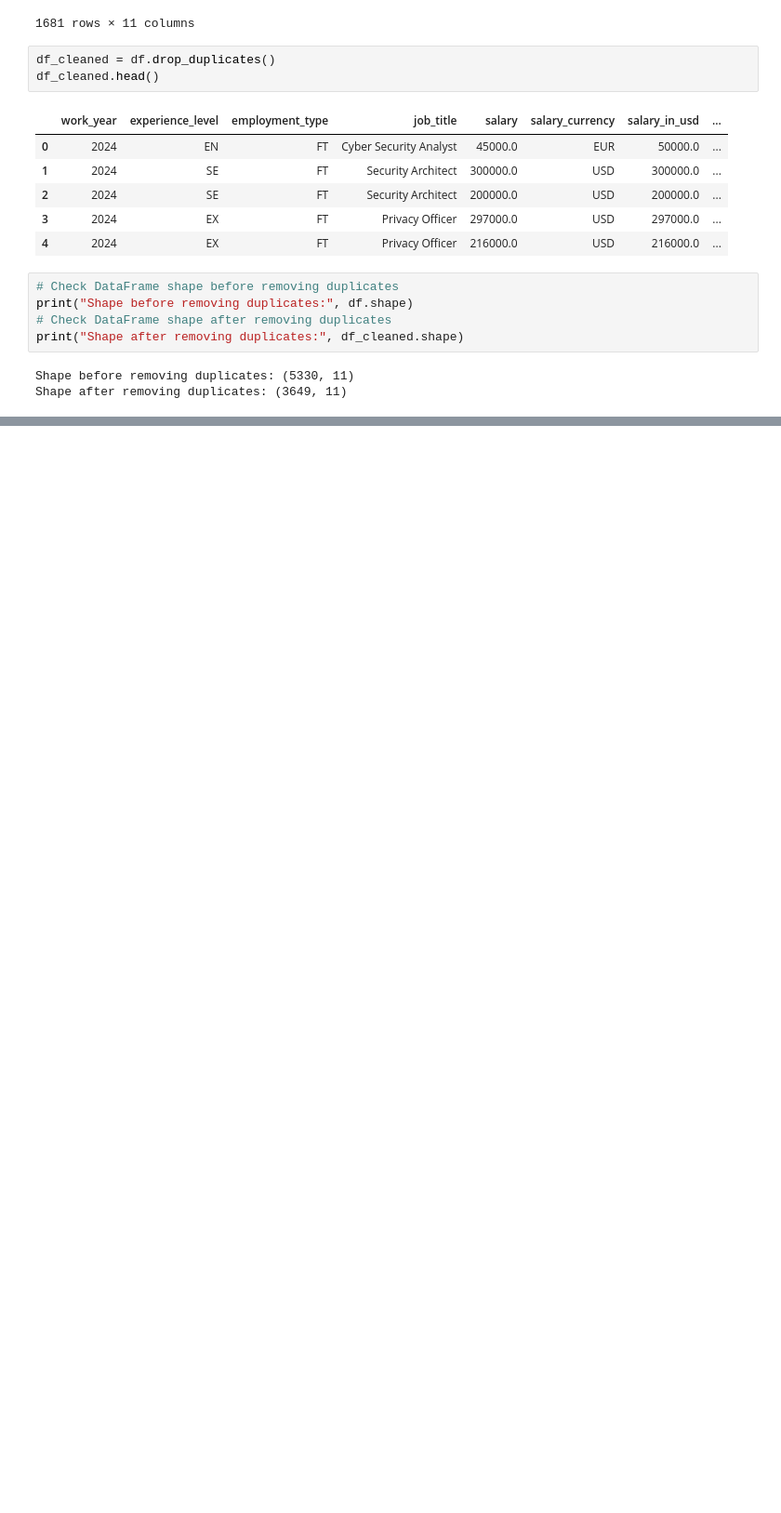
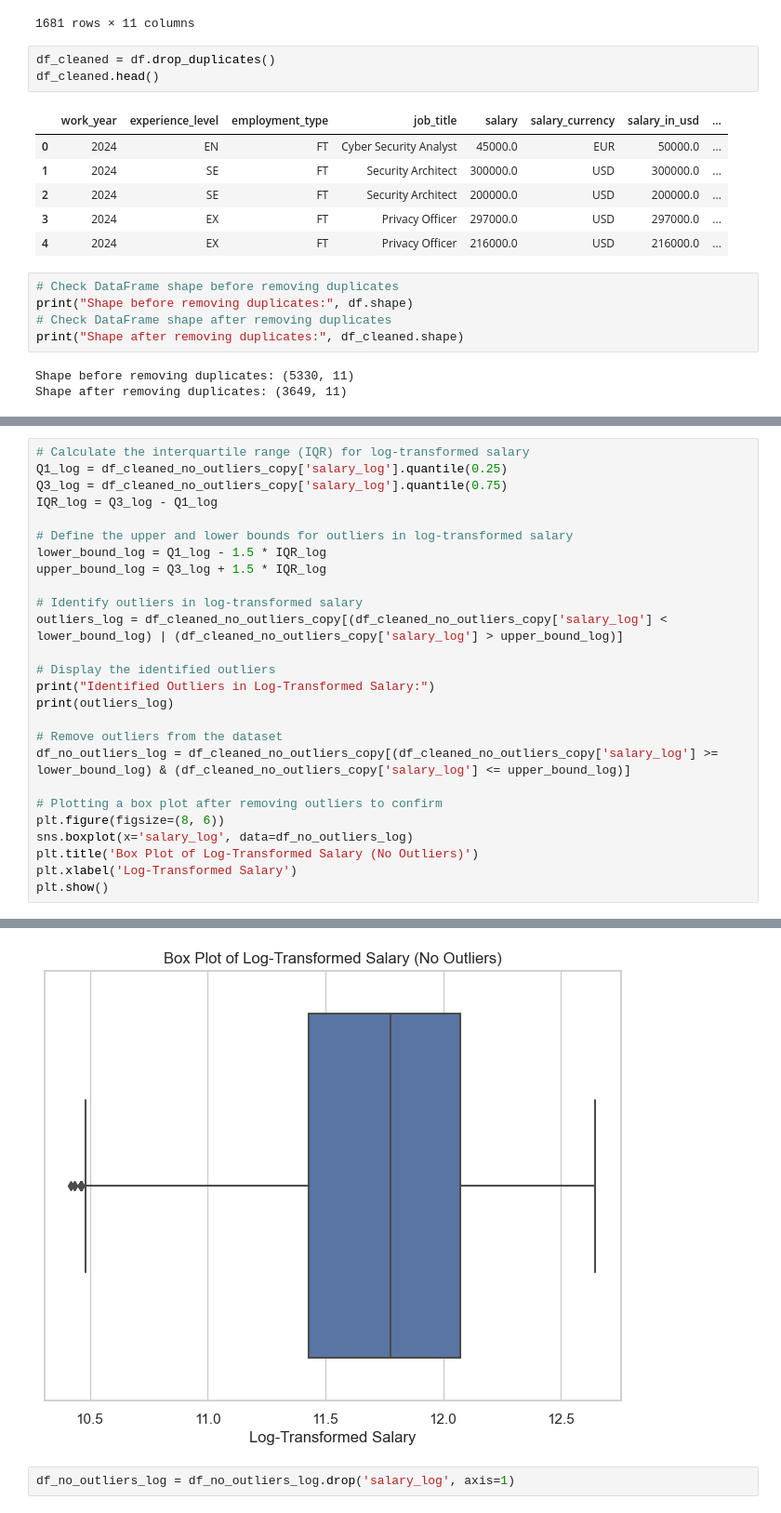
Before and after one commit to Mohammed-Mebarek-Mecheter/Basic-Data-Analysis-Projects, a Jupyter notebook: Global Salaries in Cybersecurity/Data Cleaning.ipynb, the cells around one changed output, grey strips where cells are left out. Shown: that part at 93% size. Cells and saved outputs as stored; diff of their text form; blank space fills up the shorter version.

```diff
--- a/Global Salaries in Cybersecurity/Data Cleaning.ipynb
+++ b/Global Salaries in Cybersecurity/Data Cleaning.ipynb
@@ -130,0 +207,27 @@ Shape after removing duplicates: (3649, 11)
+# %%
+# Calculate the interquartile range (IQR) for log-transformed salary
+Q1_log = df_cleaned_no_outliers_copy['salary_log'].quantile(0.25)
+Q3_log = df_cleaned_no_outliers_copy['salary_log'].quantile(0.75)
+IQR_log = Q3_log - Q1_log
+
+# Define the upper and lower bounds for outliers in log-transformed salary
+lower_bound_log = Q1_log - 1.5 * IQR_log
+upper_bound_log = Q3_log + 1.5 * IQR_log
+
+# Identify outliers in log-transformed salary
+outliers_log = df_cleaned_no_outliers_copy[(df_cleaned_no_outliers_copy['salary_log'] < lower_bound_log) | (df_cleaned_no_outliers_copy['salary_log'] > upper_bound_log)]
+
+# Display the identified outliers
+print("Identified Outliers in Log-Transformed Salary:")
+print(outliers_log)
+
+# Remove outliers from the dataset
+df_no_outliers_log = df_cleaned_no_outliers_copy[(df_cleaned_no_outliers_copy['salary_log'] >= lower_bound_log) & (df_cleaned_no_outliers_copy['salary_log'] <= upper_bound_log)]
+
+# Plotting a box plot after removing outliers to confirm
+plt.figure(figsize=(8, 6))
+sns.boxplot(x='salary_log', data=df_no_outliers_log)
+plt.title('Box Plot of Log-Transformed Salary (No Outliers)')
+plt.xlabel('Log-Transformed Salary')
+plt.show()
+# %% [output]
@@ -131,2 +251,5 @@ Shape after removing duplicates: (3649, 11)
+[figure, added]
+# %%
+df_no_outliers_log = df_no_outliers_log.drop('salary_log', axis=1)
 # %%
 # Save the cleaned dataset to a new CSV file
```
Also changed, not shown: parts of 7 cells of this notebook.
